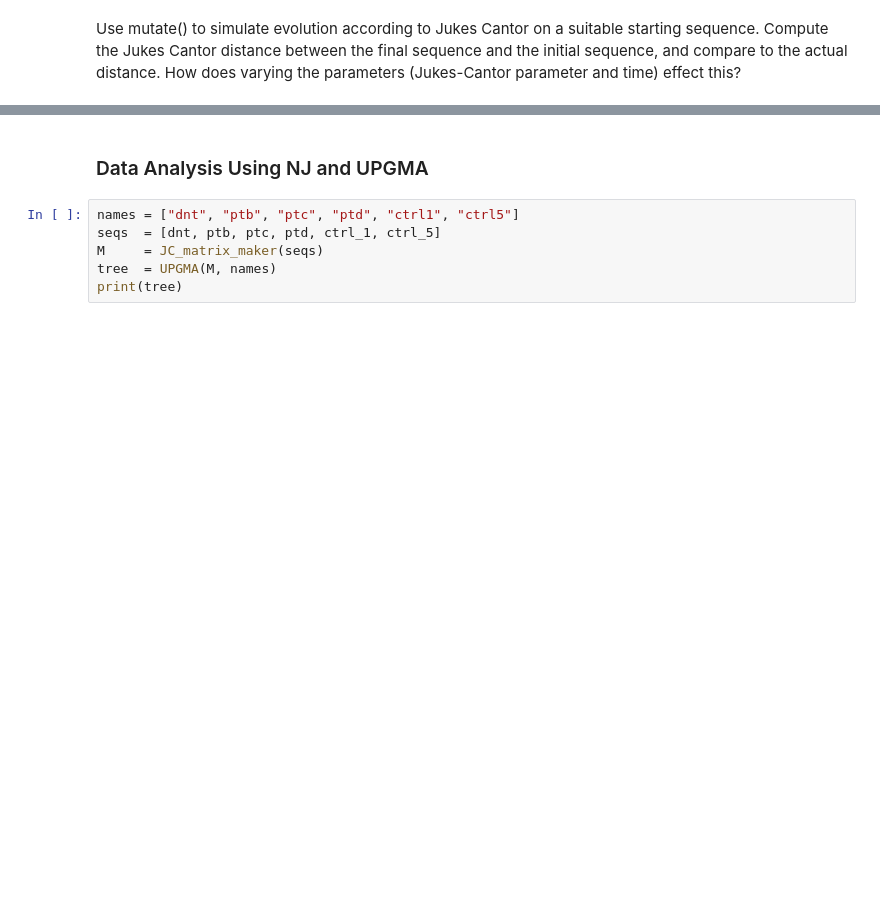
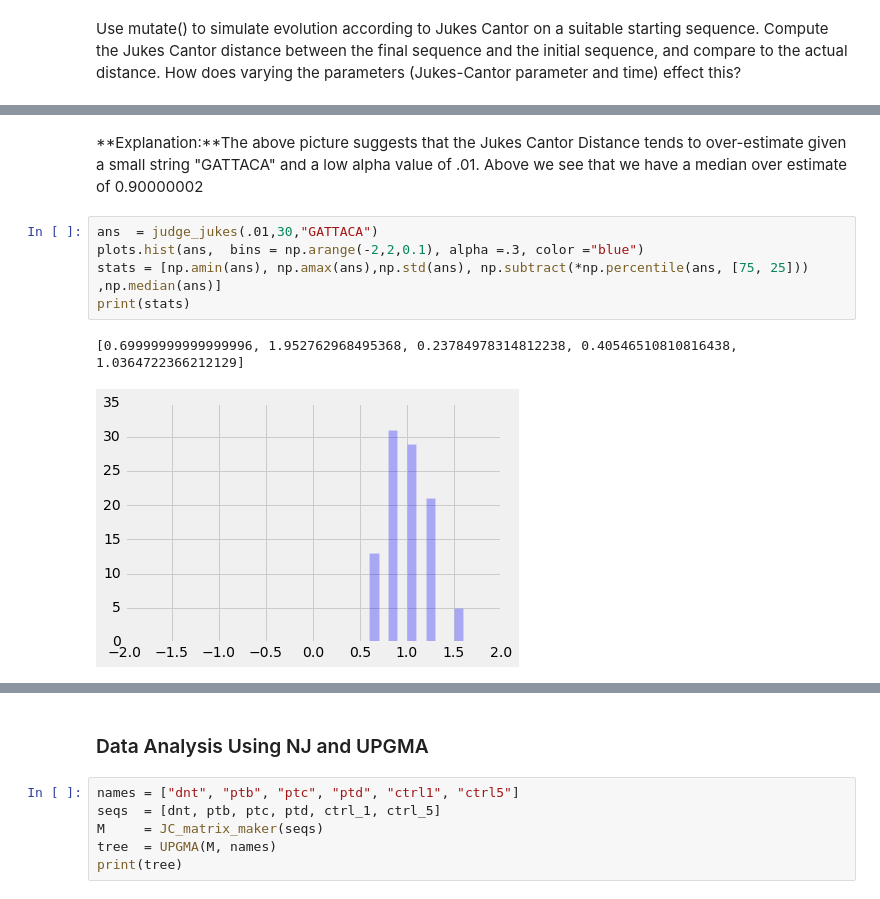
Before and after one commit to nixonpjoshua/Math127, a Jupyter notebook: proj_1.ipynb, the cells around one changed output, grey strips where cells are left out. Drawn from its saved outputs; the diff is of its cells as text; blank space fills up the shorter version.

```diff
--- a/proj_1.ipynb
+++ b/proj_1.ipynb
@@ -602,0 +621,10 @@ ptd    = chop(ptd)
+# %% [markdown]
+**Explanation:**The above picture suggests that the Jukes Cantor Distance tends to over-estimate given a small string "GATTACA" and a low alpha value of .01. Above we see that we have a median over estimate of 0.90000002
+# %%
+ans  = judge_jukes(.01,30,"GATTACA")
+plots.hist(ans,  bins = np.arange(-2,2,0.1), alpha =.3, color ="blue")
+stats = [np.amin(ans), np.amax(ans),np.std(ans), np.subtract(*np.percentile(ans, [75, 25])) ,np.median(ans)]
+print(stats)
+# %% [output]
+[0.69999999999999996, 1.952762968495368, 0.23784978314812238, 0.40546510810816438, 1.0364722366212129]
+[figure, added]
```
Also changed, not shown: parts of 26 cells of this notebook.
